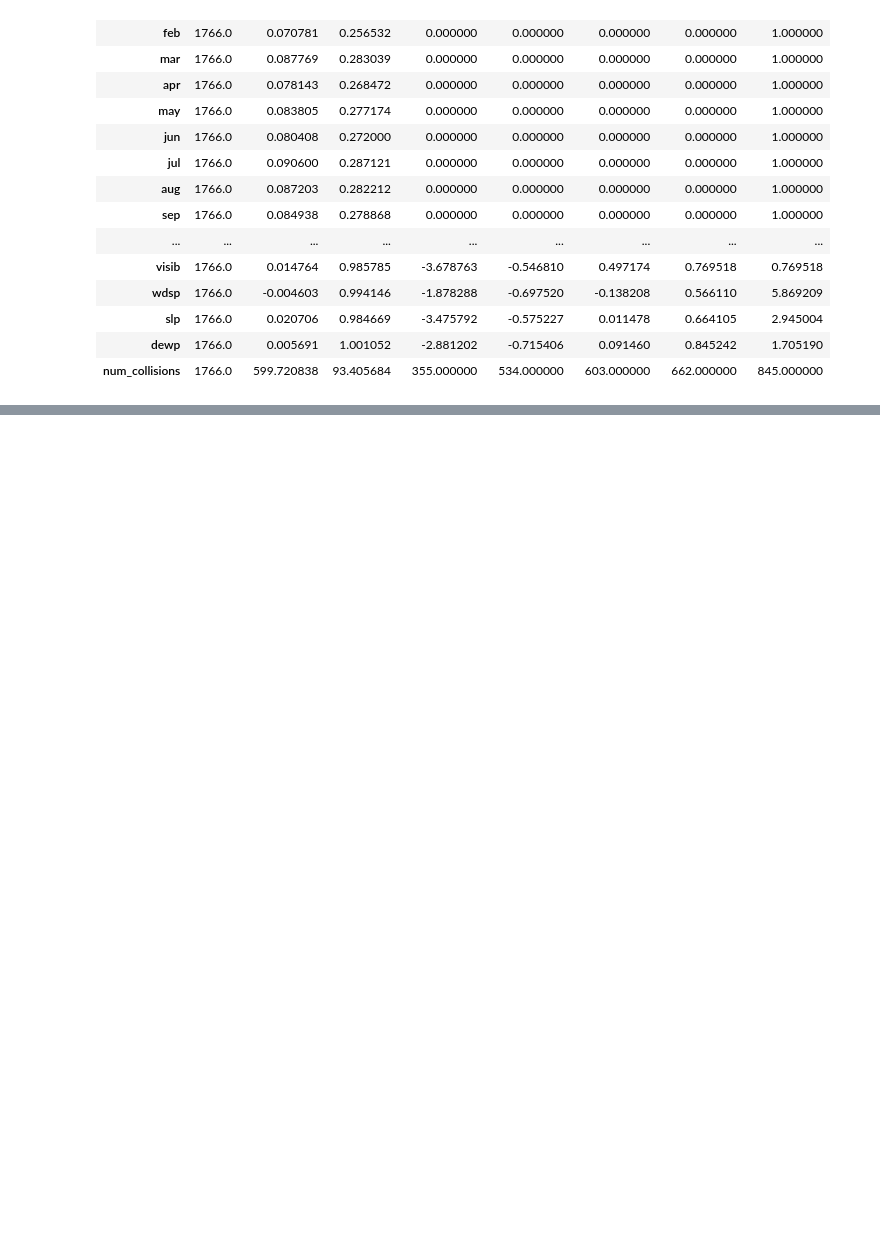
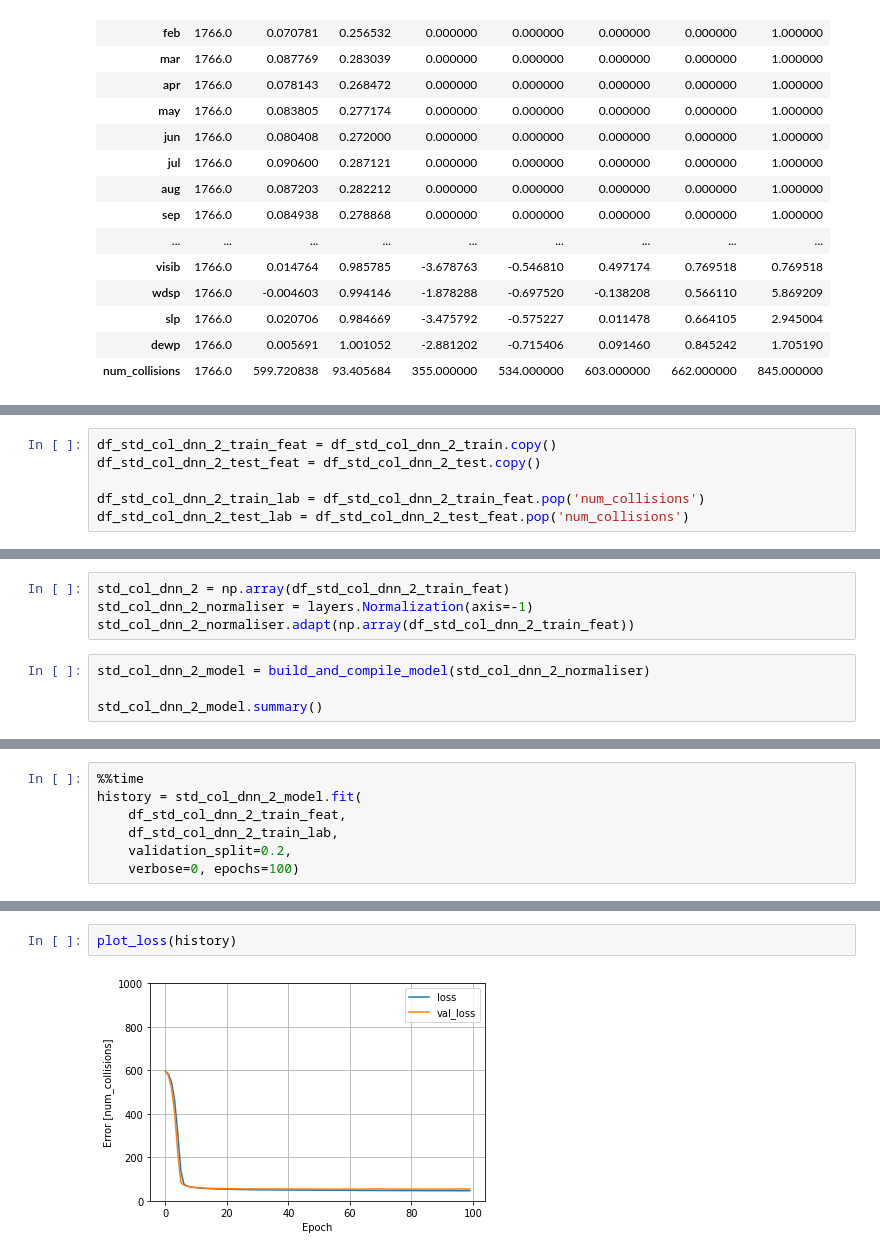
Before and after one commit to AaronM44/DAOTW-Assignment-1, a Jupyter notebook: Assignment2.ipynb, the cells around one changed output, grey strips where cells are left out. Drawn from its saved outputs; the diff is of its cells as text; blank space fills up the shorter version.

```diff
--- a/Assignment2.ipynb
+++ b/Assignment2.ipynb
@@ -1514,0 +1517,6 @@ df_std_col_dnn_2_train.describe().transpose()
+# %%
+df_std_col_dnn_2_train_feat = df_std_col_dnn_2_train.copy()
+df_std_col_dnn_2_test_feat = df_std_col_dnn_2_test.copy()
+
+df_std_col_dnn_2_train_lab = df_std_col_dnn_2_train_feat.pop('num_collisions')
+df_std_col_dnn_2_test_lab = df_std_col_dnn_2_test_feat.pop('num_collisions')
@@ -1514,0 +1540,8 @@ df_std_col_dnn_2_train.describe().transpose()
+# %%
+std_col_dnn_2 = np.array(df_std_col_dnn_2_train_feat)
+std_col_dnn_2_normaliser = layers.Normalization(axis=-1)
+std_col_dnn_2_normaliser.adapt(np.array(df_std_col_dnn_2_train_feat))
+# %%
+std_col_dnn_2_model = build_and_compile_model(std_col_dnn_2_normaliser)
+
+std_col_dnn_2_model.summary()
@@ -1514,0 +1567,7 @@ df_std_col_dnn_2_train.describe().transpose()
+# %%
+%%time
+history = std_col_dnn_2_model.fit(
+    df_std_col_dnn_2_train_feat,
+    df_std_col_dnn_2_train_lab,
+    validation_split=0.2,
+    verbose=0, epochs=100)
@@ -1514,0 +1577,4 @@ df_std_col_dnn_2_train.describe().transpose()
+# %%
+plot_loss(history)
+# %% [output]
+[figure, added]
```
Also changed, not shown: parts of 31 cells of this notebook.
